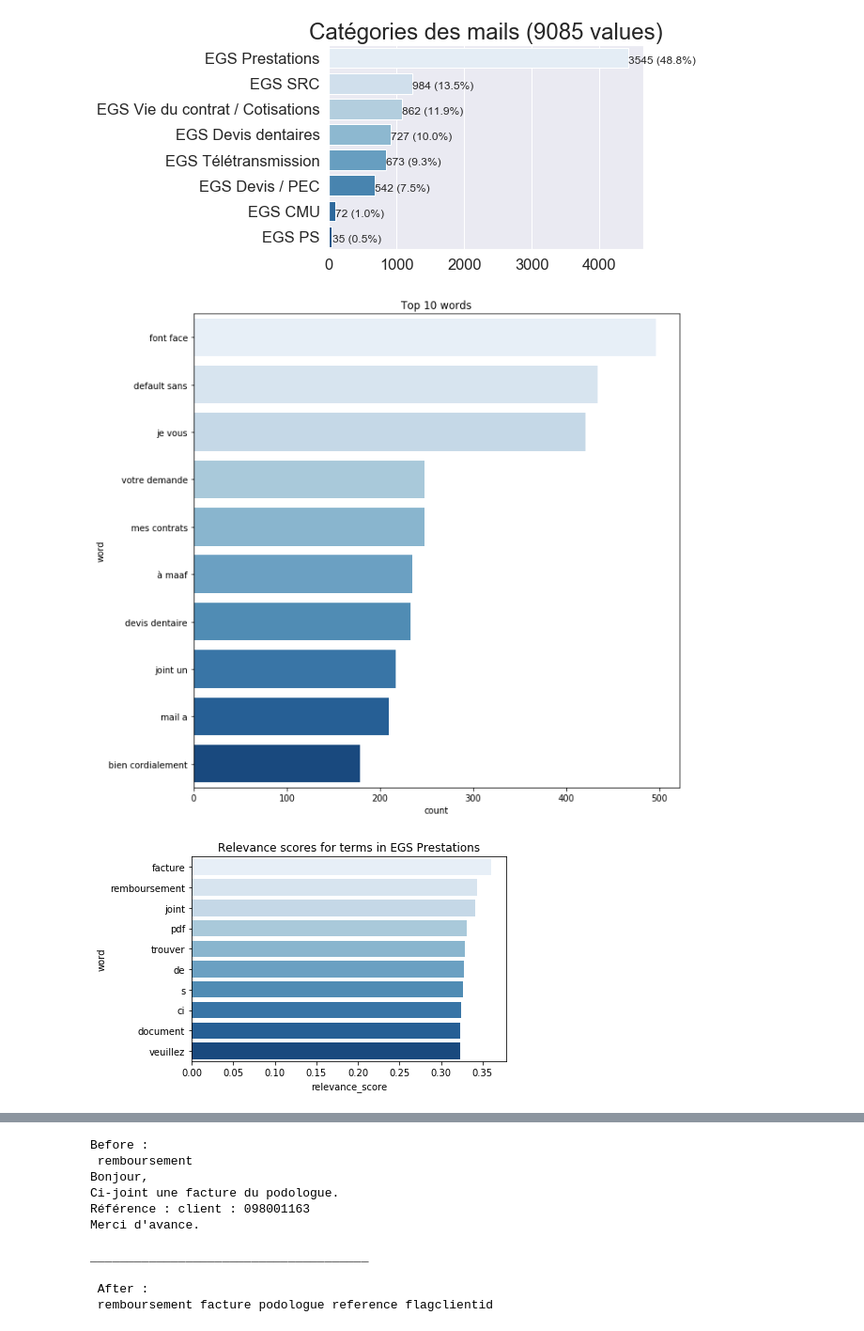
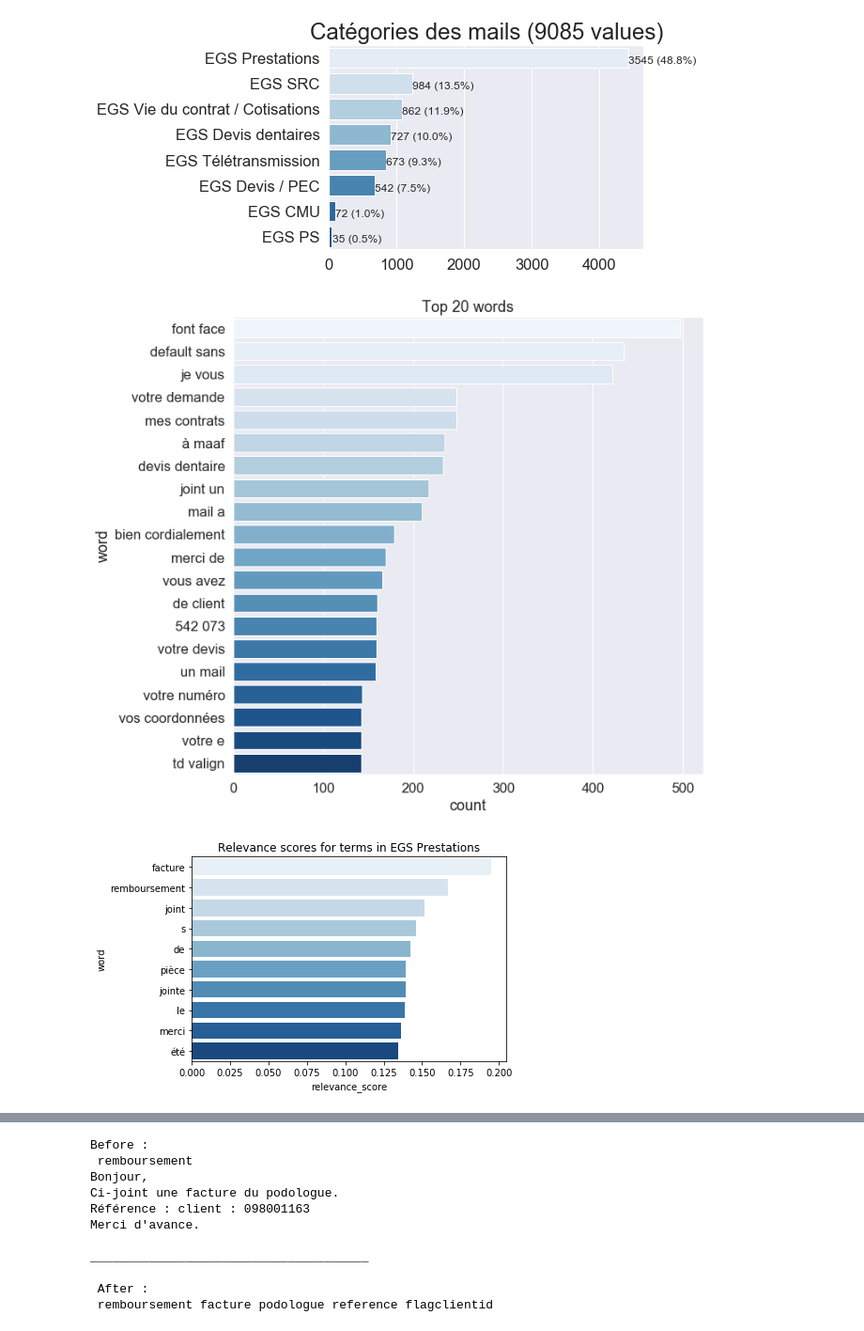
Before and after one commit to Fabien-Couthouis/ClassMail, a Jupyter notebook: Tutorial.ipynb, the cells around one changed output, grey strips where cells are left out. Shown at 94% size. Saved outputs shown, nothing was run; the diff lists cells and outputs as text; code cells hidden in the pictures.

```diff
--- a/Tutorial.ipynb
+++ b/Tutorial.ipynb
@@ -13,7 +24,11 @@ from IPython.display import display
 # %%
-##Chargement de nos données : mails santé individuels MAAF
-data = pd.read_csv('EXTRACT_MAILS_SANTE_V3_grouped.csv', sep=';', encoding="ANSI")
+data = pd.read_csv('data.csv', sep=';', encoding="ANSI")
 data["header_body"] = data['header'] + "\n" + data['body'] #Regroupement du header et du corps du mail
 
+#Catégories existantes
+class_names =  sorted(data["COMPETENCE"].unique())
+print("Catégories :",class_names)
+
+#Exemple de données
 data[15:20].head()
 # %% [output]
@@ -35,17 +53,18 @@ mean:  857.5955913978495
 median:  642.0
 [figure]
 # %%
-#Affichage des termes les plus fréquents dans la classe "EGS Devis dentaires"
+##Affichage des termes les plus fréquents dans la classe "EGS Devis dentaires"
+#On ne récupère que les mails "EGS Devis dentaires"
 mails_devis_dentaire = dv.get_texts_from_label(data,col_text="header_body", col_label="COMPETENCE", label = "EGS Devis dentaires")
 
 #Affichage des "2-mots" les plus fréquents (ngram=2)
-dv.plot_word_frequencies(mails_devis_dentaire,ngram=2,words_nb=10)
+dv.plot_word_frequencies(mails_devis_dentaire,ngram=2,words_nb=20)
 # %% [output]
-[figure, old version]
+[figure, new version]
 # %%
 #Affichage des 10 mots les plus "caractéristiques" des mails de la classe "EGS Prestations"
-#(on ne prend que les 2000 premiers mails pour aller vite)
-relevant_terms = dv.get_relevant_terms(data[0:2000],col_text="header_body" ,col_label="COMPETENCE",
+#(on ne prend que les 2000 premiers mails pour permettre un calcul plus rapide)
+relevant_terms = dv.get_relevant_terms(data[0:20],col_text="header_body" ,col_label="COMPETENCE",get_frequencies=True,
                                        label="EGS Prestations",plot=True,nb_words_to_plot=10)
 # %% [output]
-[figure, old version]
+[figure, new version]
```
Also changed, not shown: parts of 29 cells of this notebook.
